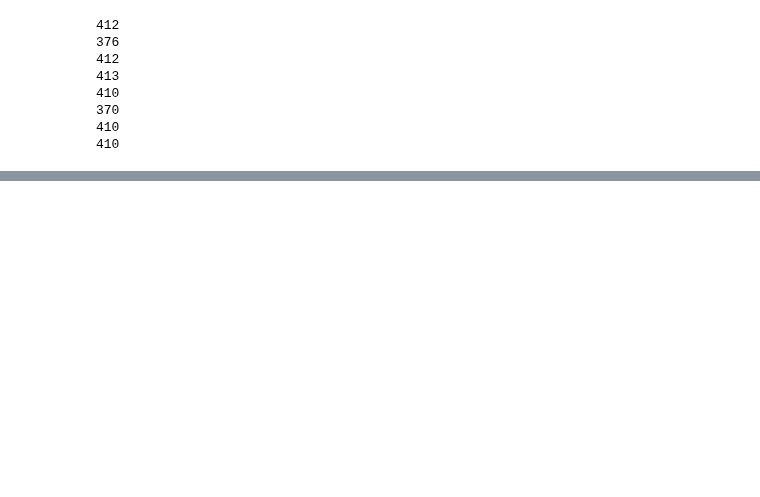
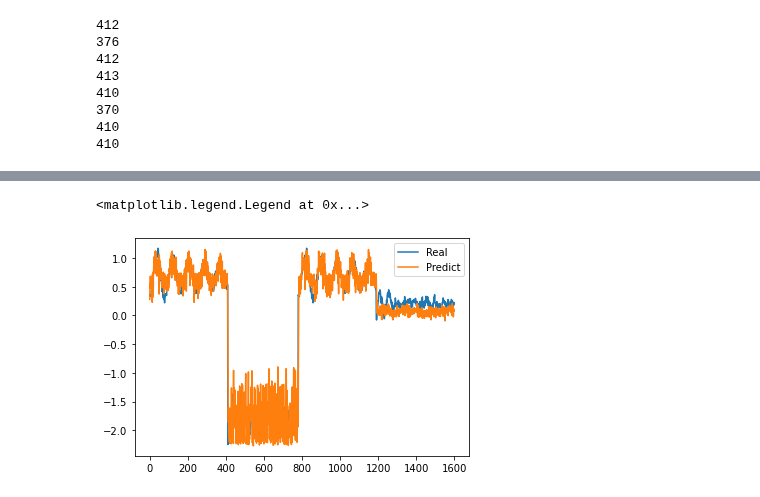
Before and after one commit to ChangyiYang/SimpleLSTM, a Jupyter notebook: GeneralLSTM.ipynb, the cells around one changed output, grey strips where cells are left out. Cells and saved outputs as stored; diff of their text form; code cells hidden in the pictures; blank space fills up the shorter version.

```diff
--- a/GeneralLSTM.ipynb
+++ b/GeneralLSTM.ipynb
@@ -88,5 +121,6 @@ print(len(cut_data_P1T09))
 
 all_data = pd.concat([cut_data_P1T1, cut_data_P1T11, cut_data_P06T1, cut_data_P1T09], ignore_index= True)
 all_data.fillna(0, inplace= True)
+all_data = move_labels(all_data)
 print(all_data.shape)
 # %% [output]
@@ -116,0 +237,16 @@ TypeError: __init__() takes from 2 to 5 positional arguments but 6 were given
+# %%
+# view all data together
+import matplotlib.pyplot as plt
+
+
+X = (torch.tensor(data[:,:-1])).double()
+y = (torch.tensor(data[:,-1:])).double()
+
+
+plt.figure()
+plt.plot(y, label = "Real")
+plt.plot(model(X).detach().numpy(), label = "Predict")
+plt.legend()
+# %% [output]
+<matplotlib.legend.Legend at 0x...>
+[figure, added]
```
Also changed, not shown: parts of 20 cells of this notebook, 1 other file.
